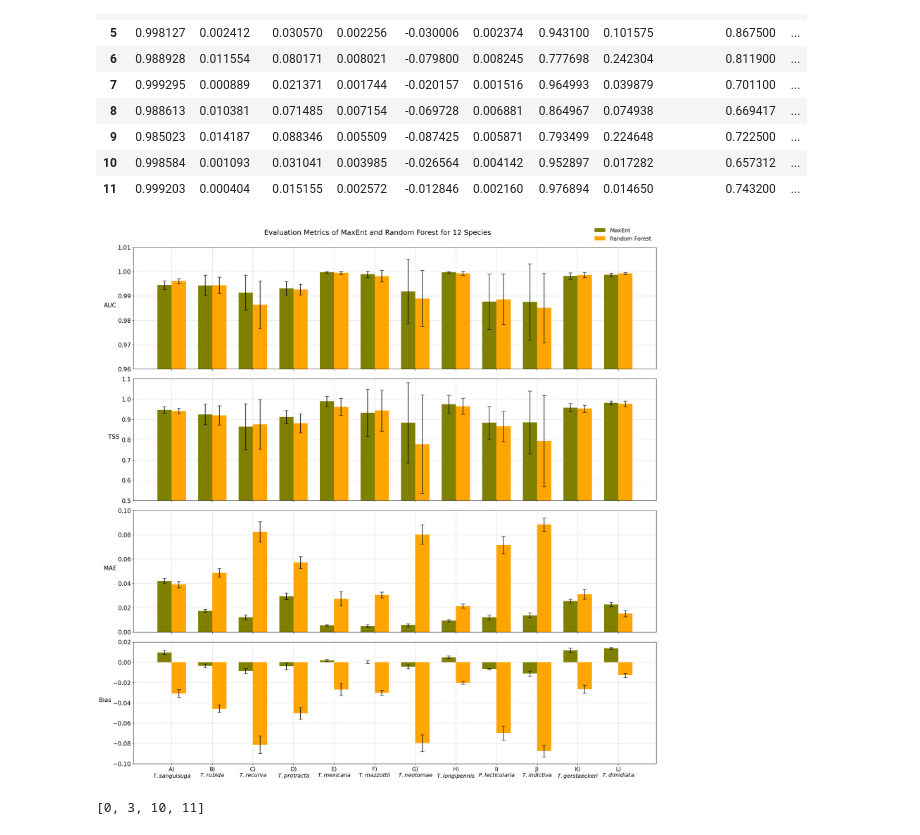
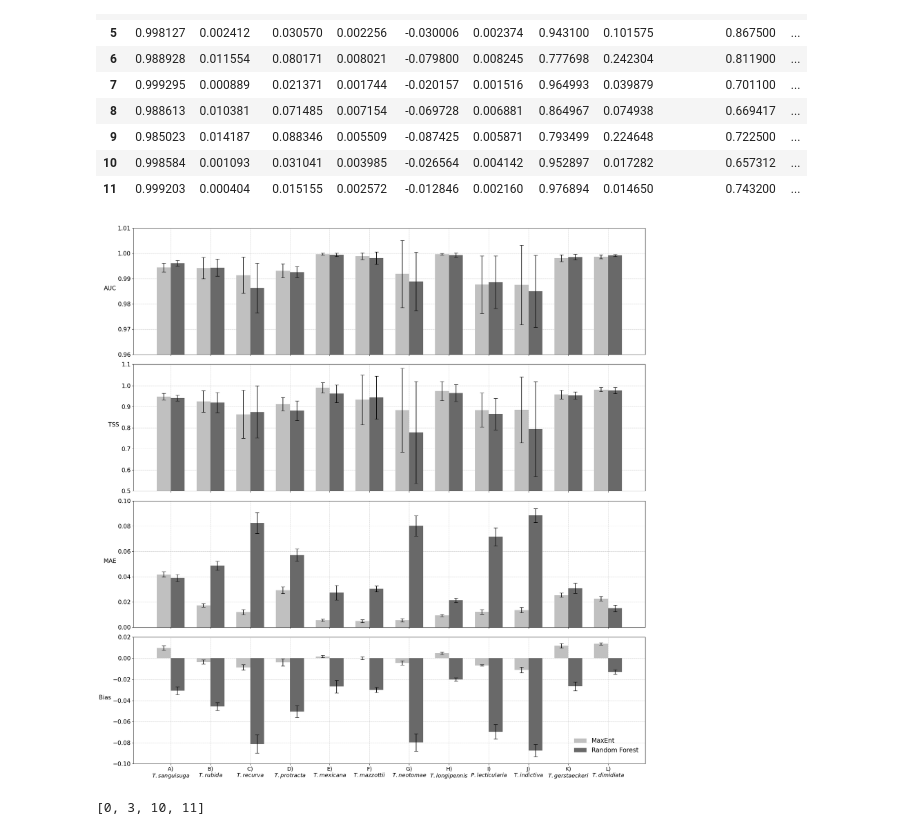
Before and after one commit to largeseabass/r_chagasM, a Jupyter notebook: plot_file/plot_metrics_importance.ipynb, the cells around one changed output. Drawn from its saved outputs; the diff is of its cells as text; code cells hidden in the pictures.

```diff
--- a/plot_file/plot_metrics_importance.ipynb
+++ b/plot_file/plot_metrics_importance.ipynb
@@ -55,7 +55,7 @@ species = maxent_results['species'].unique()
 bar_width = 0.35
 index = np.arange(len(species))-1
 
-colors = {'MaxEnt': 'olive', 'Random Forest': 'orange'}
+colors = {'MaxEnt': 'silver', 'Random Forest': 'dimgrey'}
 
 
 # AUC Plot
@@ -67,7 +67,7 @@ axes[0].set_ylabel('AUC',fontsize = label_size, rotation=0, labelpad=20)
 axes[0].tick_params(axis='y', labelsize=label_size)
 axes[0].set_xticks(index)
 axes[0].set_xticklabels([])
-axes[0].legend(bbox_to_anchor=(1.0, 1.2),fontsize="14",frameon=False)
+
 axes[0].set_ylim(0.96, 1.01)
 
 
@@ -83,35 +83,36 @@ axes[1].set_xticks(index)
 axes[1].set_xticklabels([])
 axes[1].set_ylim(0.5, 1.1)
 
 # MAE Plot
 axes[2].grid(linestyle = '--', linewidth = 0.5)
 axes[2].set_axisbelow(True)
 axes[2].bar(index - bar_width / 2, maxent_results['mae_mean'], bar_width, yerr=maxent_results['mae_std'], label='MaxEnt', color=colors['MaxEnt'], capsize=5)
 axes[2].bar(index + bar_width / 2, rf_results['mae_mean'], bar_width, yerr=rf_results['mae_std'], label='Random Forest', color=colors['Random Forest'], capsize=5)
 axes[2].set_ylabel('MAE',fontsize = label_size, rotation=0, labelpad=20)
 axes[2].tick_params(axis='y', labelsize=label_size)
 axes[2].set_xticks(index)
 axes[2].set_xticklabels([])
 axes[2].set_ylim(0.0, 0.1)
 
 # Bias Plot
 axes[3].grid(linestyle = '--', linewidth = 0.5)
 axes[3].set_axisbelow(True)
 axes[3].bar(index - bar_width / 2, maxent_results['bias_mean'], bar_width, yerr=maxent_results['bias_std'], label='MaxEnt', color=colors['MaxEnt'], capsize=5)
 axes[3].bar(index + bar_width / 2, rf_results['bias_mean'], bar_width, yerr=rf_results['bias_std'], label='Random Forest', color=colors['Random Forest'], capsize=5)
 axes[3].set_ylabel('Bias',fontsize = label_size, rotation=0, labelpad=20)
 axes[3].tick_params(axis='y', labelsize=label_size)
 axes[3].set_xticks(index)
 axes[3].set_xticklabels([f'{chr(65 + i)})\n$\\it{{{name}}}$' for i, name in enumerate(['T. sanguisuga','T. rubida','T. recurva','T. protracta','T. mexicana','T. mazzottii','T. neotomae','T. longipennis','P. lecticularia','T. indictiva','T. gerstaeckeri','T. dimidiata'])], rotation=0, fontsize=label_size-1)  # Italic names with labels
 axes[3].set_ylim(-0.10, 0.02)  # Adjust y-limit to provide space for text labels
+axes[3].legend(bbox_to_anchor=(0.85, 0.25),fontsize="16",frameon=False)
 
 
-fig.suptitle('Evaluation Metrics of MaxEnt and Random Forest for 12 Species', fontsize=18)
+#fig.suptitle('Evaluation Metrics of MaxEnt and Random Forest for 12 Species', fontsize=18)
 fig.tight_layout()
 plt.savefig(output_dir+"/figures/method_performance/maxent_rf_12_4metrics.png",dpi=300,bbox_inches='tight')
 plt.show()
 # %% [output]
-[figure, old version]
+[figure, new version]
 # %%
 # Ensure the order of species matches the order of bug_name_list_full
 order = [maxent_results['species'].tolist().index(s) for s in ['San', 'Pro', 'Ger', 'Dim']]
```
Also changed, not shown: 5 other files.
